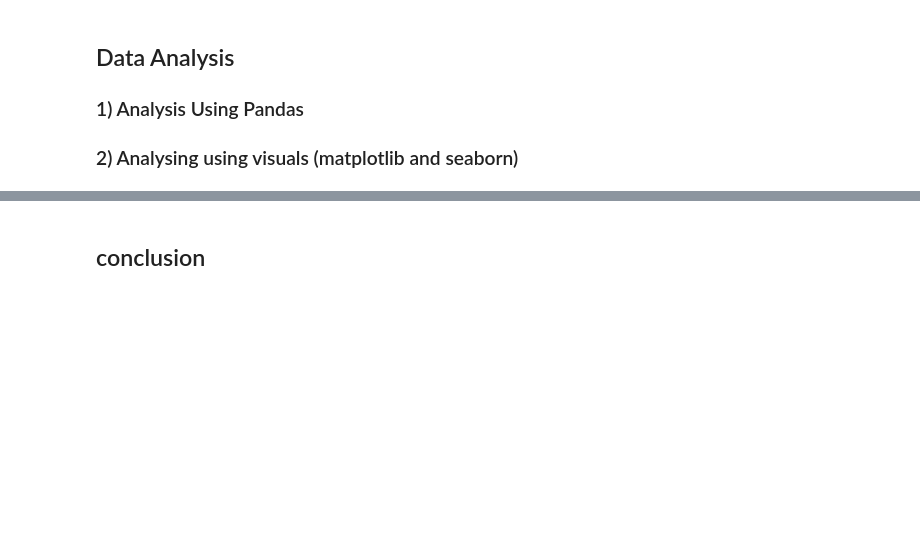
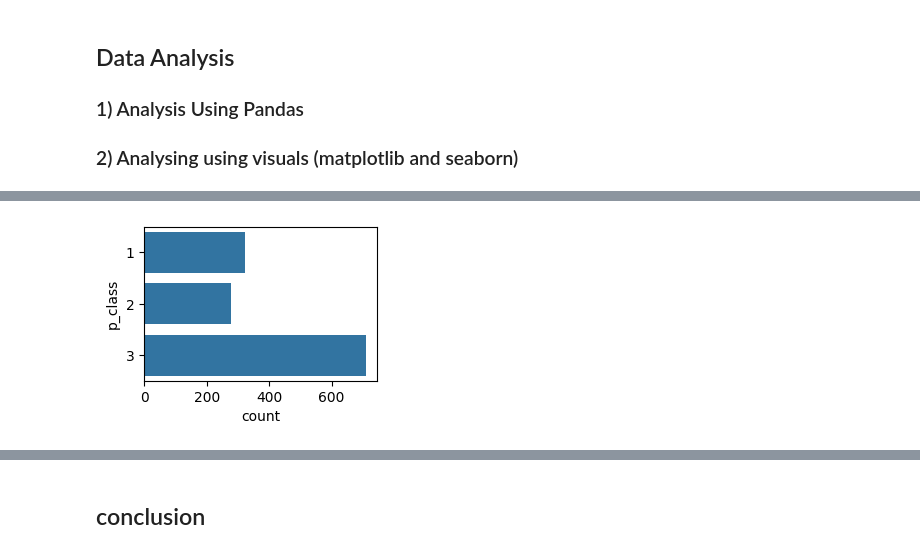
Before and after one commit to Aakashdoraisamy/python-data-science, a Jupyter notebook: Python_Libraries/pandas/titanic.ipynb, the cells around one changed output, grey strips where cells are left out. Saved outputs shown, nothing was run; the diff lists cells and outputs as text; code cells hidden in the pictures; blank space fills up the shorter version.

```diff
--- a/Python_Libraries/pandas/titanic.ipynb
+++ b/Python_Libraries/pandas/titanic.ipynb
@@ -508,0 +671,10 @@ df.loc[df['companion_type'] == 'Family and Friends']
+# %%
+plt.figure(figsize=(3,2)) # to reduce the size
+sns.countplot(df,y ='pclass') # seaborn only to plot the graph,no custamisation can't done in sea born
+plt.xlabel('count')  # to change the name of axis
+plt.ylabel("p_class") # to change the name of y axis
+
+
+plt.show()
+# %% [output]
+[figure, added]
```
Also changed, not shown: parts of 30 cells of this notebook.
